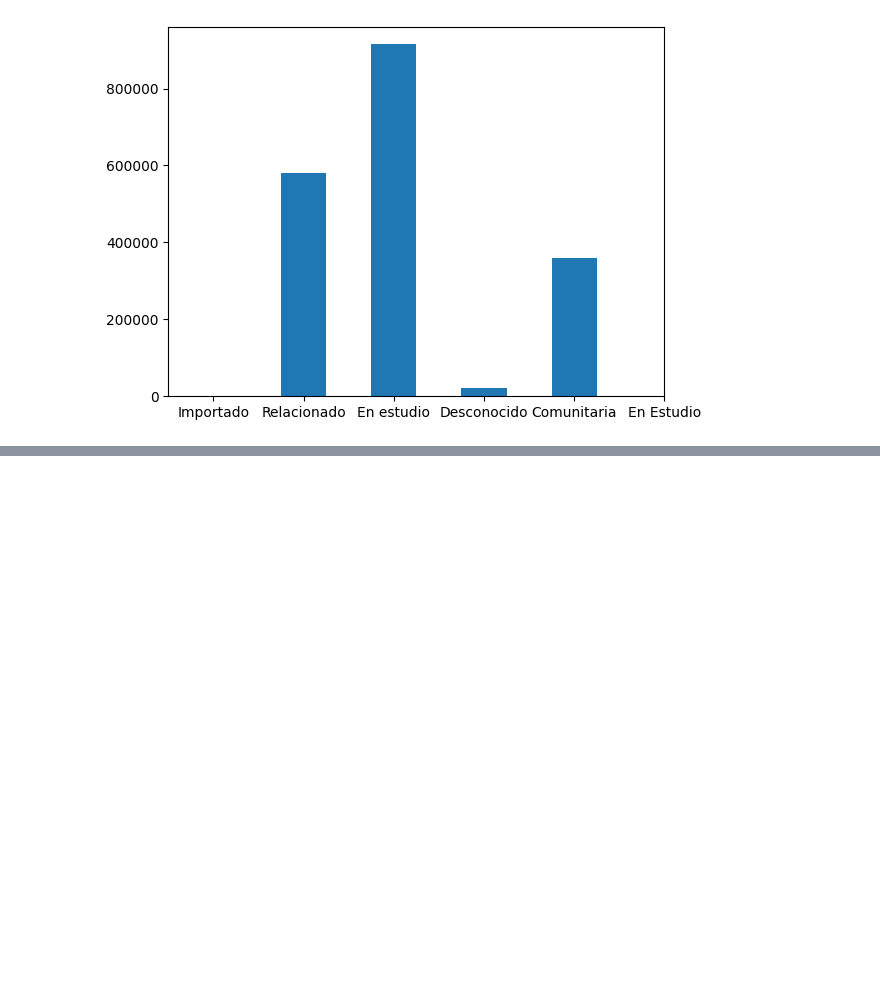
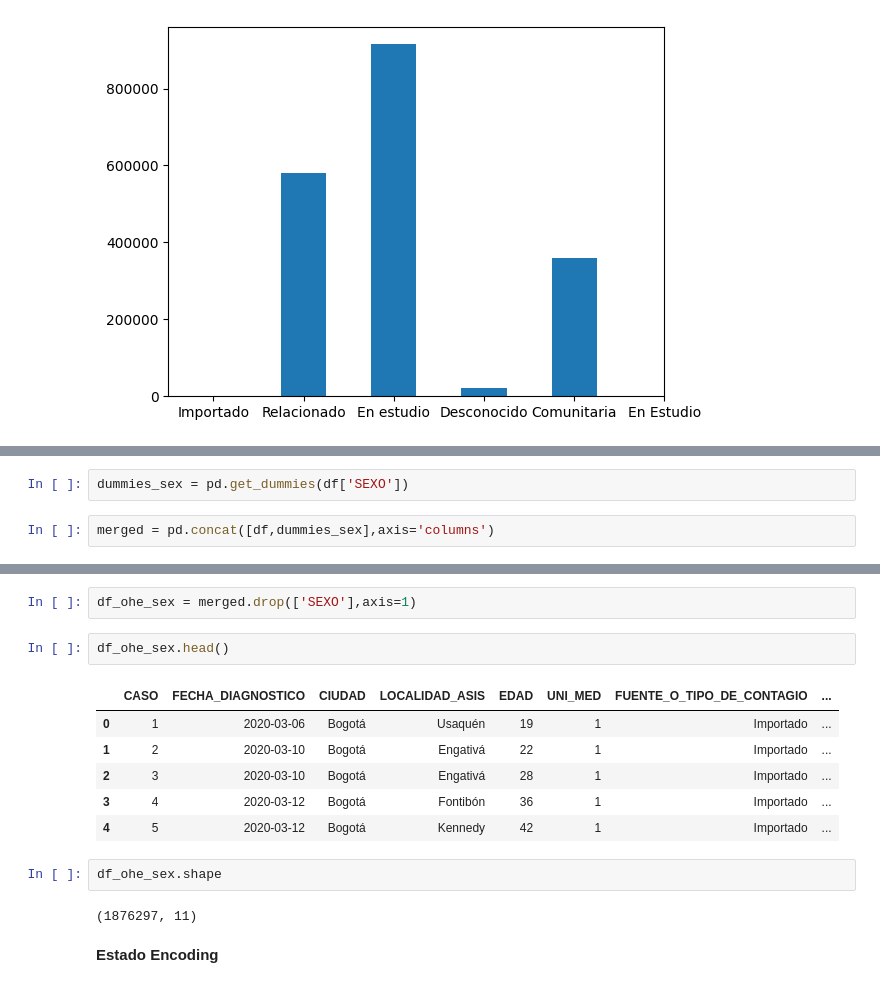
Before and after one commit to ccortesra/EDA-Bogota-COVID, a Jupyter notebook: EDA_Project.ipynb, the cells around one changed output, grey strips where cells are left out. Cells and saved outputs as stored; diff of their text form; blank space fills up the shorter version.

```diff
--- a/EDA_Project.ipynb
+++ b/EDA_Project.ipynb
@@ -383,0 +412,4 @@ plt.show()
+# %%
+dummies_sex = pd.get_dummies(df['SEXO'])
+# %%
+merged = pd.concat([df,dummies_sex],axis='columns')
@@ -383,0 +425,17 @@ plt.show()
+# %%
+df_ohe_sex = merged.drop(['SEXO'],axis=1)
+# %%
+df_ohe_sex.head()
+# %% [output]
+|  | CASO | FECHA_DIAGNOSTICO | CIUDAD | LOCALIDAD_ASIS | EDAD | UNI_MED | FUENTE_O_TIPO_DE_CONTAGIO | ... |
+| 0 | 1 | 2020-03-06 | Bogotá | Usaquén | 19 | 1 | Importado | ... |
+| 1 | 2 | 2020-03-10 | Bogotá | Engativá | 22 | 1 | Importado | ... |
+| 2 | 3 | 2020-03-10 | Bogotá | Engativá | 28 | 1 | Importado | ... |
+| 3 | 4 | 2020-03-12 | Bogotá | Fontibón | 36 | 1 | Importado | ... |
+| 4 | 5 | 2020-03-12 | Bogotá | Kennedy | 42 | 1 | Importado | ... |
+# %%
+df_ohe_sex.shape
+# %% [output]
+(1876297, 11)
+# %% [markdown]
+**Estado Encoding**
```
Also changed, not shown: parts of 25 cells of this notebook.
